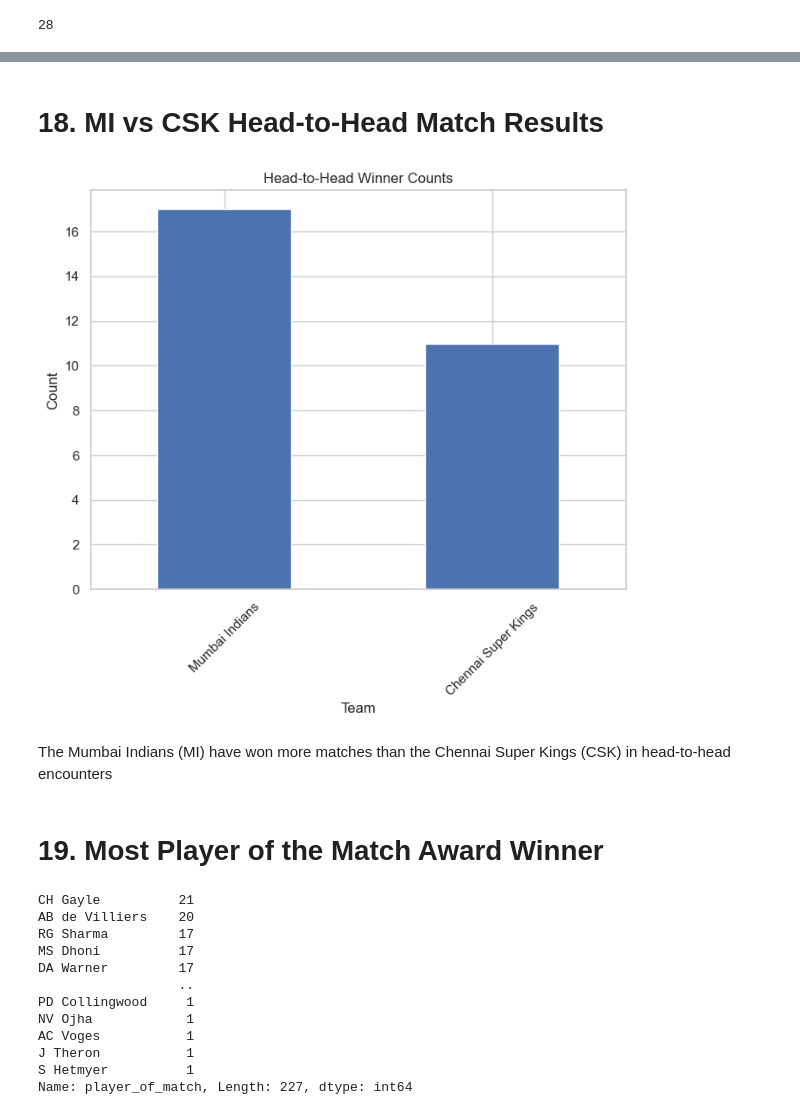
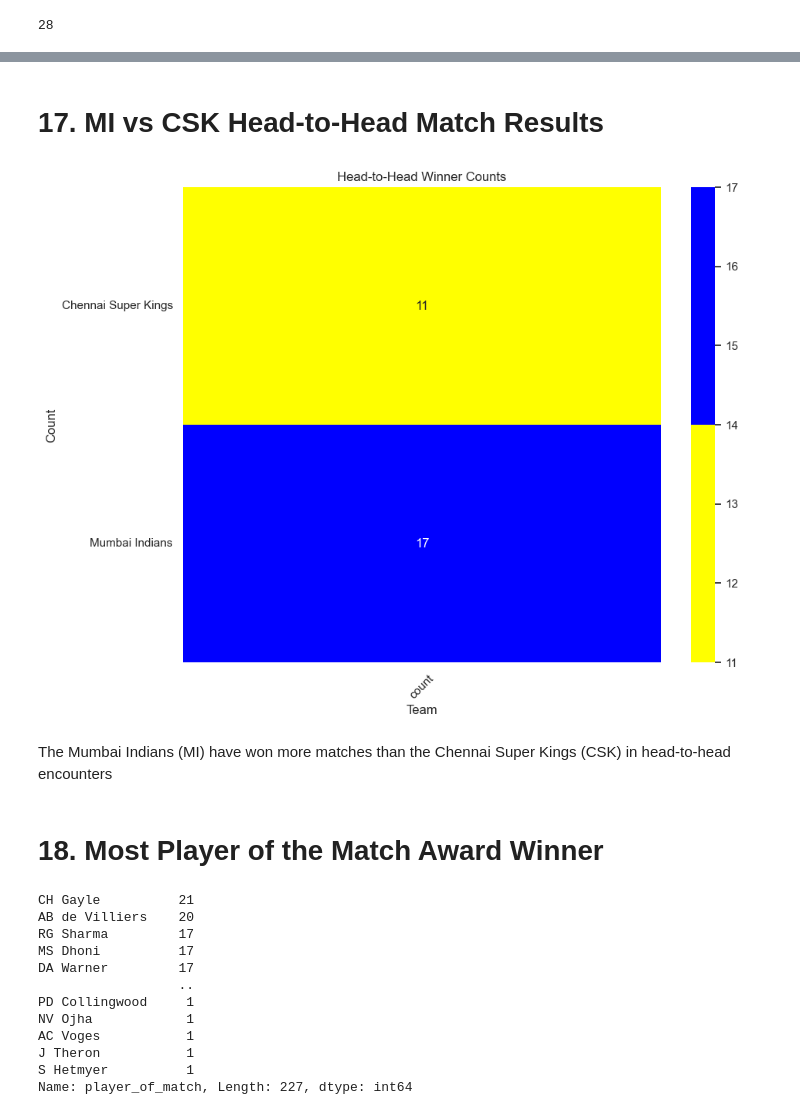
Before and after one commit to Ayushsharma707/EDA-on-IPL-dataset, a Jupyter notebook: Notebook.ipynb, the cells around one changed output, grey strips where cells are left out. Saved outputs shown, nothing was run; the diff lists cells and outputs as text; code cells hidden in the pictures.

```diff
--- a/Notebook.ipynb
+++ b/Notebook.ipynb
@@ -796,13 +780,10 @@ OUTsurance Oval                                          2
 ACA-VDCA Stadium                                         2
 Name: venue, dtype: int64
 # %%
-sns.set(style="whitegrid")
-
-# Create the horizontal bar plot
-plt.figure(figsize=(10, 8))  # Adjust the figure size as needed
-sns.barplot(x=venues.values[:20], y=venues.index[:20])  # Swap x and y parameters
+#Joint Plot
+sns.jointplot(x=venues.values[:20], y=venues.index[:20], kind="scatter", height=8, marker='o', color='b', s=100, alpha=0.7)  # Adjust marker size, color, and transparency
+plt.xlabel('Counts')
+plt.ylabel('Venue')
 plt.title('Matches Hosted per Venue')
-plt.xlabel('Counts')  # Adjust labels accordingly
-plt.ylabel('Venue')
 plt.show()
 # %% [output]
@@ -877,24 +855,29 @@ h2h
 | 752 | 11412 | 2019 | Chennai | 07/05/19 | Chennai Super Kings | Mumbai Indians | Chennai Super Kings | bat | normal | 0 | ... |
 | 755 | 11415 | 2019 | Hyderabad | 12/05/19 | Mumbai Indians | Chennai Super Kings | Mumbai Indians | bat | normal | 0 | ... |
 # %% [markdown]
-# 18. MI vs CSK Head-to-Head Match Results
+# 17. MI vs CSK Head-to-Head Match Results
 # %%
-winner_counts = h2h['winner'].value_counts()
 
-# Plot the data
-plt.figure(figsize=(8, 6))
-winner_counts.plot(kind='bar')
+custom_palette = sns.color_palette(['yellow', 'blue'])
+
+# Calculate contingency table for winner counts
+winner_contingency = pd.crosstab(index=h2h['winner'], columns='count')
+
+# Create a heatmap for the contingency table with the custom color palette
+plt.figure(figsize=(10, 8))
+sns.heatmap(winner_contingency, annot=True, cmap=custom_palette, fmt='d')
 plt.title('Head-to-Head Winner Counts')
 plt.xlabel('Team')
 plt.ylabel('Count')
-plt.xticks(rotation=45)  # Rotate x-axis labels for better readability
+plt.xticks(rotation=45)
+plt.yticks(rotation=0)
 plt.show()
 # %% [output]
-[figure, old version]
+[figure, new version]
 # %% [markdown]
 The Mumbai Indians (MI) have won more matches than the Chennai Super Kings (CSK) in head-to-head encounters
 # %% [markdown]
-# 19. Most Player of the Match Award Winner
+# 18. Most Player of the Match Award Winner
 # %%
 data['player_of_match'].value_counts()
 # %% [output]
```
Also changed, not shown: parts of 54 cells of this notebook.
